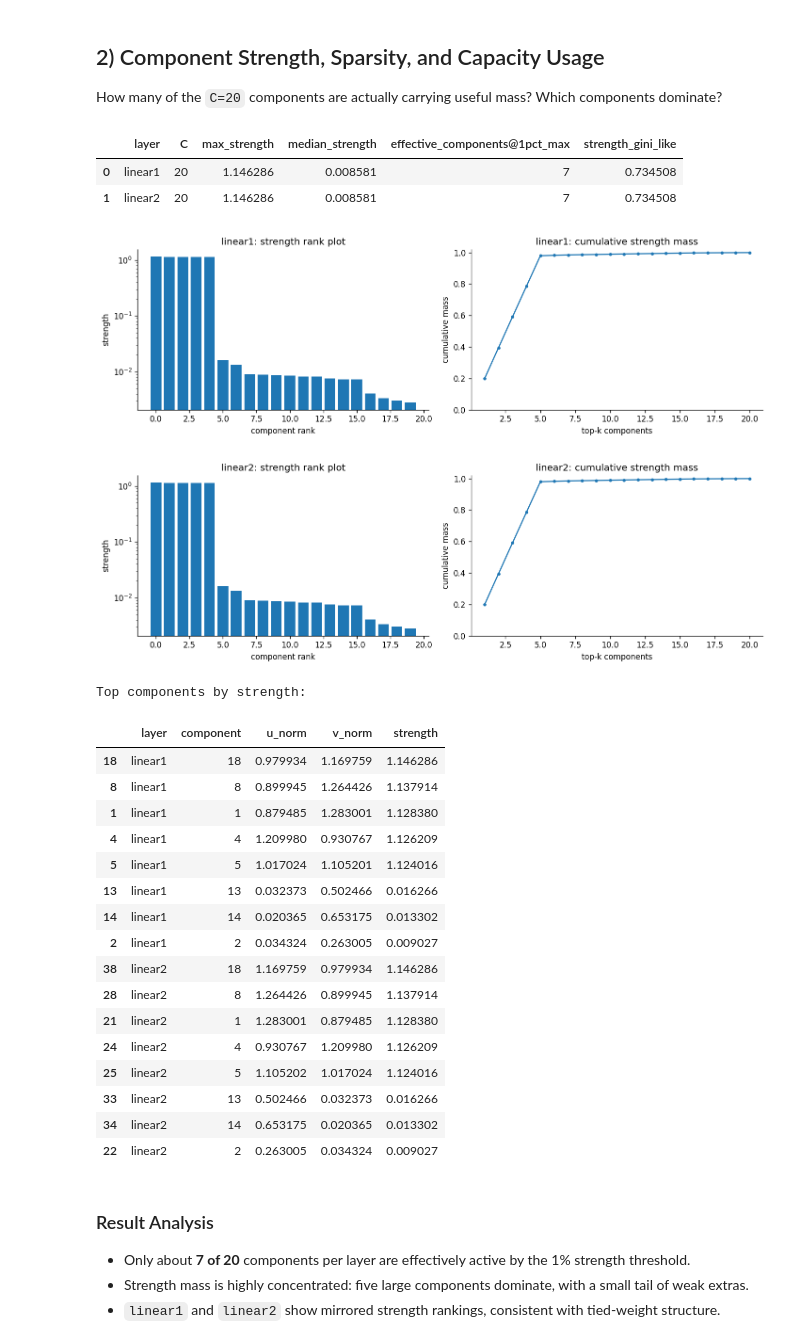
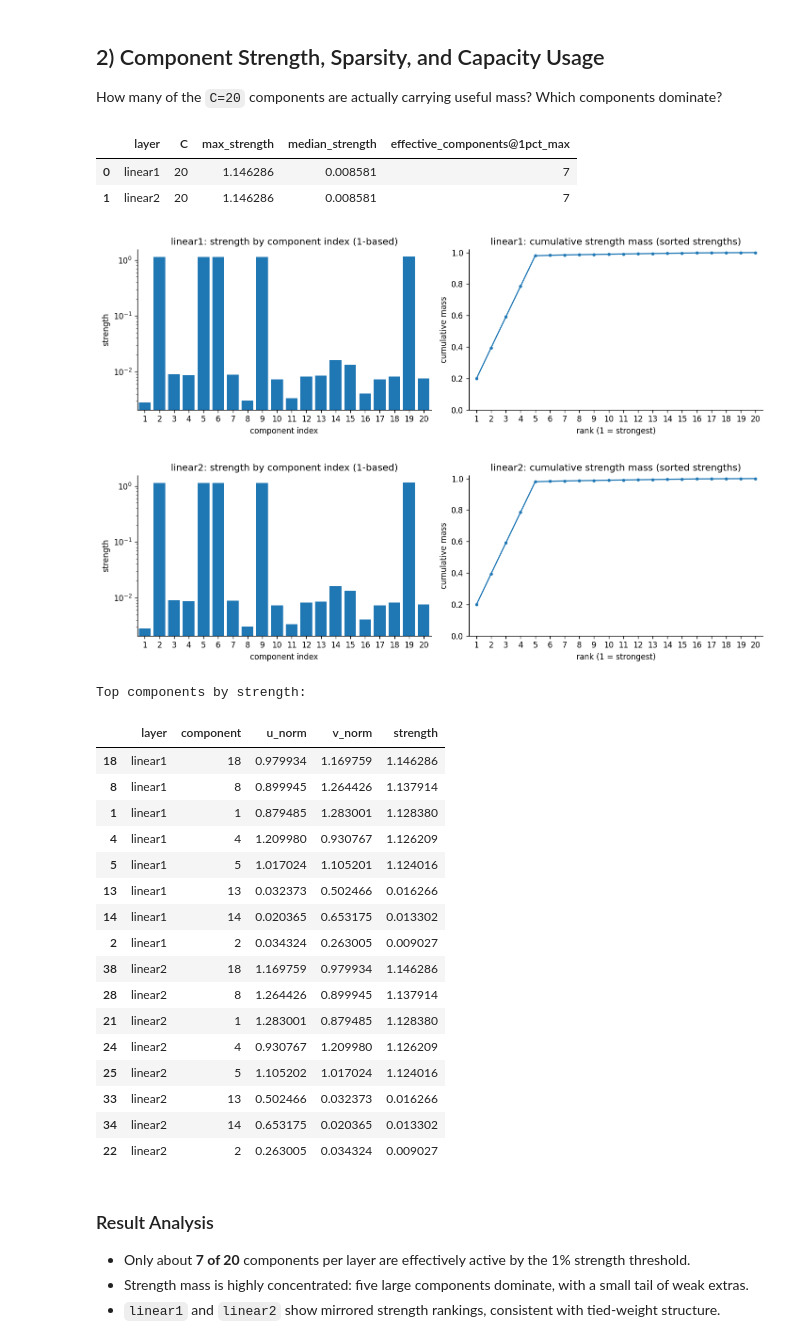
Before and after one commit to Adefioye/spd, a Jupyter notebook: koko_notebooks/explore_spd_component_in_tms.ipynb, the cells around one changed output. Cells and saved outputs as stored; diff of their text form; code cells hidden in the pictures.

```diff
--- a/koko_notebooks/explore_spd_component_in_tms.ipynb
+++ b/koko_notebooks/explore_spd_component_in_tms.ipynb
@@ -421,8 +430,7 @@ def component_strength_df(model: ComponentModel) -> pd.DataFrame:
                     'strength': float(strength[i]),
                 }
             )
-    df = pd.DataFrame(rows)
-    return df
+    return pd.DataFrame(rows)
 
 
 strength_df = component_strength_df(component_model)
@@ -431,48 +439,59 @@ summary_rows = []
 for layer, g in strength_df.groupby('layer'):
     s = g['strength'].to_numpy()
     threshold = 0.01 * np.max(s)
     summary_rows.append(
         {
             'layer': layer,
             'C': len(s),
             'max_strength': float(np.max(s)),
             'median_strength': float(np.median(s)),
             'effective_components@1pct_max': int(np.sum(s > threshold)),
-            'strength_gini_like': float(np.mean(np.abs(s[:, None] - s[None, :])) / (2 * np.mean(s) + 1e-12)),
         }
     )
 
 display(pd.DataFrame(summary_rows))
 
 for layer, g in strength_df.groupby('layer'):
-    g = g.sort_values('strength', ascending=False).reset_index(drop=True)
+    g = g.sort_values('component').reset_index(drop=True)
+    strength_vals = g['strength'].to_numpy()
+
+    # 1-based component positions for display: 1..C
+    component_pos = np.arange(1, len(strength_vals) + 1)
+
+    # Sort strength before cumsum (largest first)
+    strength_sorted_for_cumsum = np.sort(strength_vals)[::-1]
+    cum = np.cumsum(strength_sorted_for_cumsum)
+    cum = cum / (cum[-1] + 1e-12)
 
     fig, axs = plt.subplots(1, 2, figsize=(12, 3.8))
-    axs[0].bar(np.arange(len(g)), g['strength'])
-    axs[0].set_title(f'{layer}: strength rank plot')
-    axs[0].set_xlabel('component rank')
+
+    axs[0].bar(component_pos, strength_vals, width=0.8, align='center')
+    axs[0].set_title(f'{layer}: strength by component index (1-based)')
+    axs[0].set_xlabel('component index')
     axs[0].set_ylabel('strength')
     axs[0].set_yscale('log')
+    axs[0].set_xticks(component_pos)
+    axs[0].set_xlim(0.5, len(component_pos) + 0.5)
 
-    cum = np.cumsum(g['strength'].to_numpy())
-    cum = cum / (cum[-1] + 1e-12)
-    axs[1].plot(np.arange(1, len(g) + 1), cum, marker='o', ms=3)
-    axs[1].set_title(f'{layer}: cumulative strength mass')
-    axs[1].set_xlabel('top-k components')
+    axs[1].plot(component_pos, cum, marker='o', ms=3)
+    axs[1].set_title(f'{layer}: cumulative strength mass (sorted strengths)')
+    axs[1].set_xlabel('rank (1 = strongest)')
     axs[1].set_ylabel('cumulative mass')
     axs[1].set_ylim(0, 1.02)
+    axs[1].set_xticks(component_pos)
+    axs[1].set_xlim(0.5, len(component_pos) + 0.5)
 
     plt.tight_layout()
     plt.show()
 
 print('Top components by strength:')
 display(strength_df.sort_values(['layer', 'strength'], ascending=[True, False]).groupby('layer').head(8))
 # %% [output]
-|  | layer | C | max_strength | median_strength | effective_components@1pct_max | strength_gini_like |
-| 0 | linear1 | 20 | 1.146286 | 0.008581 | 7 | 0.734508 |
-| 1 | linear2 | 20 | 1.146286 | 0.008581 | 7 | 0.734508 |
+|  | layer | C | max_strength | median_strength | effective_components@1pct_max |
+| 0 | linear1 | 20 | 1.146286 | 0.008581 | 7 |
+| 1 | linear2 | 20 | 1.146286 | 0.008581 | 7 |
-[figure, old version]
+[figure, new version]
-[figure, old version]
+[figure, new version]
 Top components by strength:
 |  | layer | component | u_norm | v_norm | strength |
 | 18 | linear1 | 18 | 0.979934 | 1.169759 | 1.146286 |
```
Also changed, not shown: parts of 23 cells of this notebook, 1 other file.
